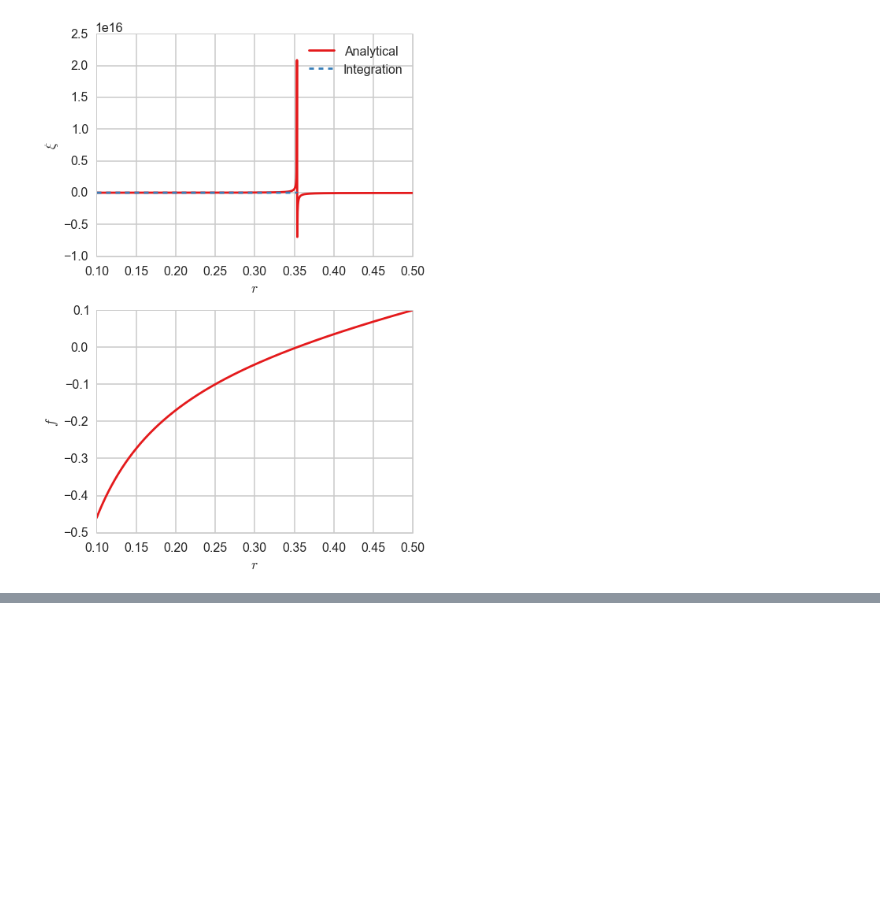
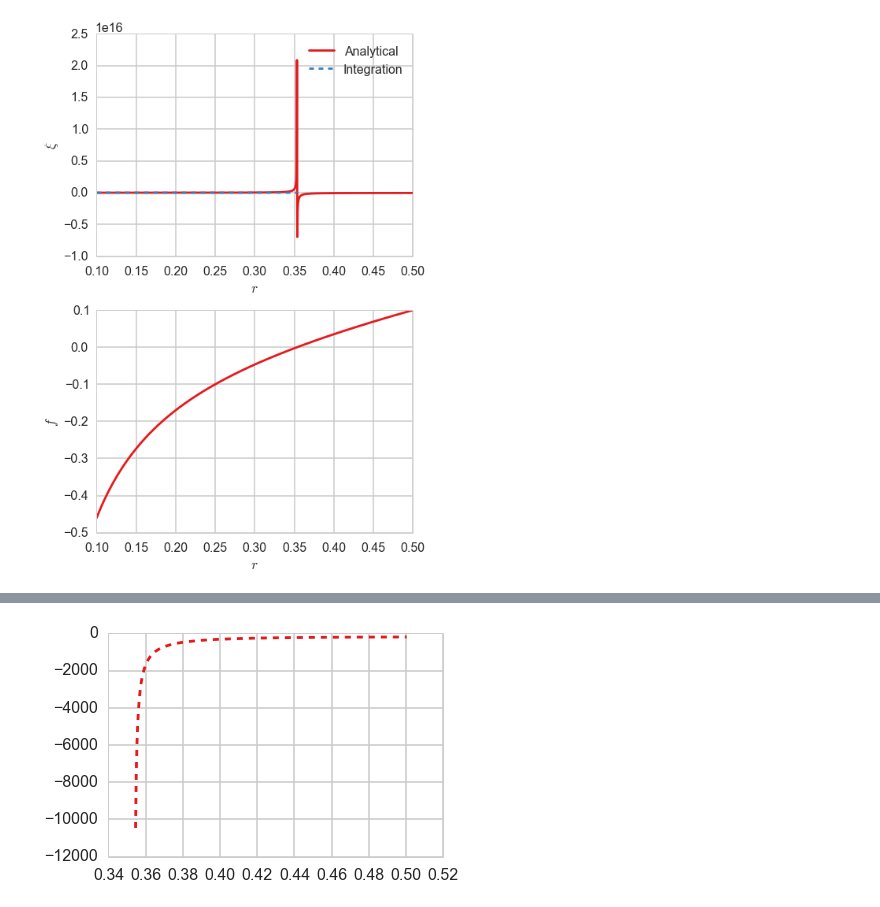
Before and after one commit to jensv/fluxtubestability, a Jupyter notebook: ipython_notebooks/constant_pressure_newcomb_bessel.ipynb, the cells around one changed output, grey strips where cells are left out. Saved outputs shown, nothing was run; the diff lists cells and outputs as text; code cells hidden in the pictures; blank space fills up the shorter version.

```diff
--- a/ipython_notebooks/constant_pressure_newcomb_bessel.ipynb
+++ b/ipython_notebooks/constant_pressure_newcomb_bessel.ipynb
@@ -178,0 +254,9 @@ ValueError: operands could not be broadcast together with shapes (634,) (999,)
+# %%
+save = params['r']
+params['r'] = rs_2_left
+xi_analytic_params['r'] = params['r']
+plt.plot(params['r'], xi_constant_pressure(**xi_analytic_params), linestyle='--')
+params['r'] = save
+xi_analytic_params = params['r']
+# %% [output]
+[figure, added]
```
Also changed, not shown: parts of 8 cells of this notebook.
